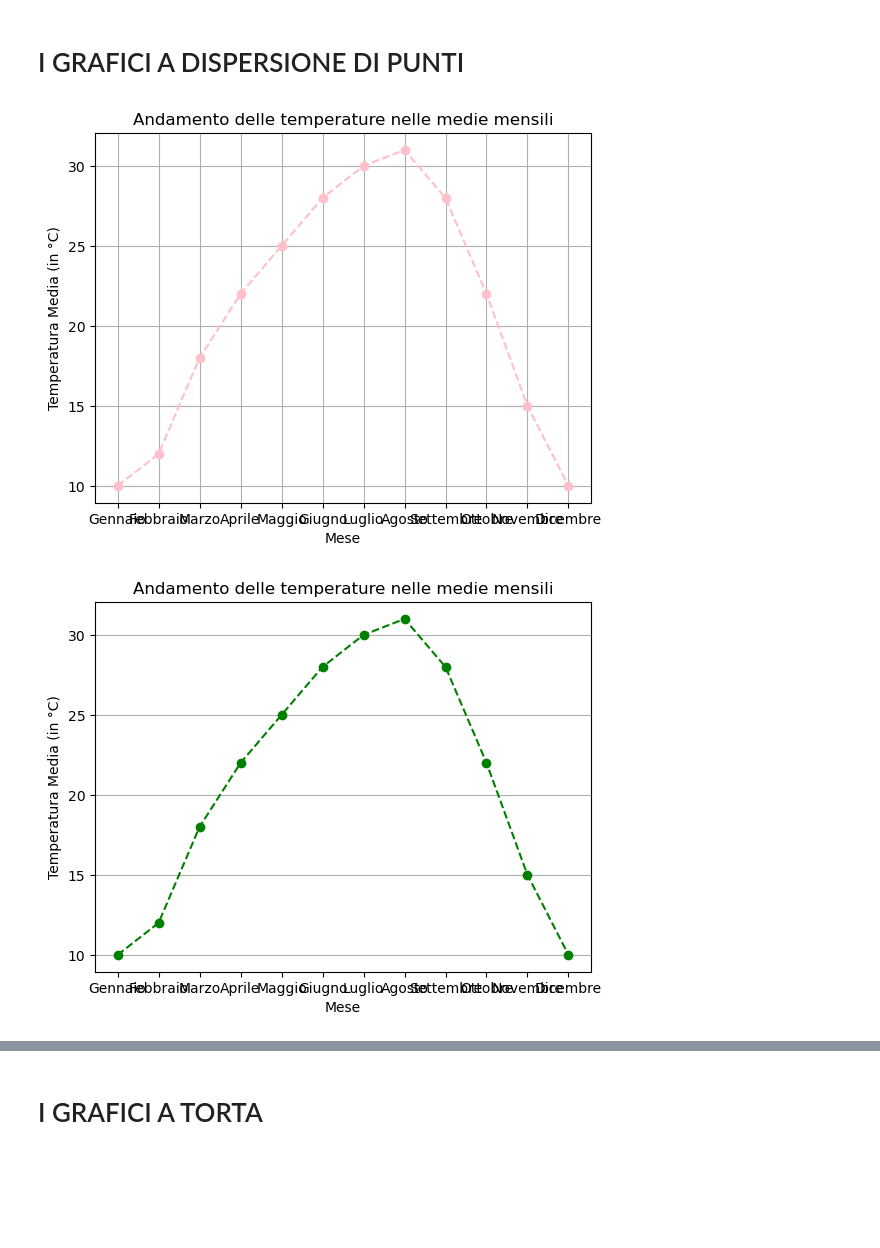
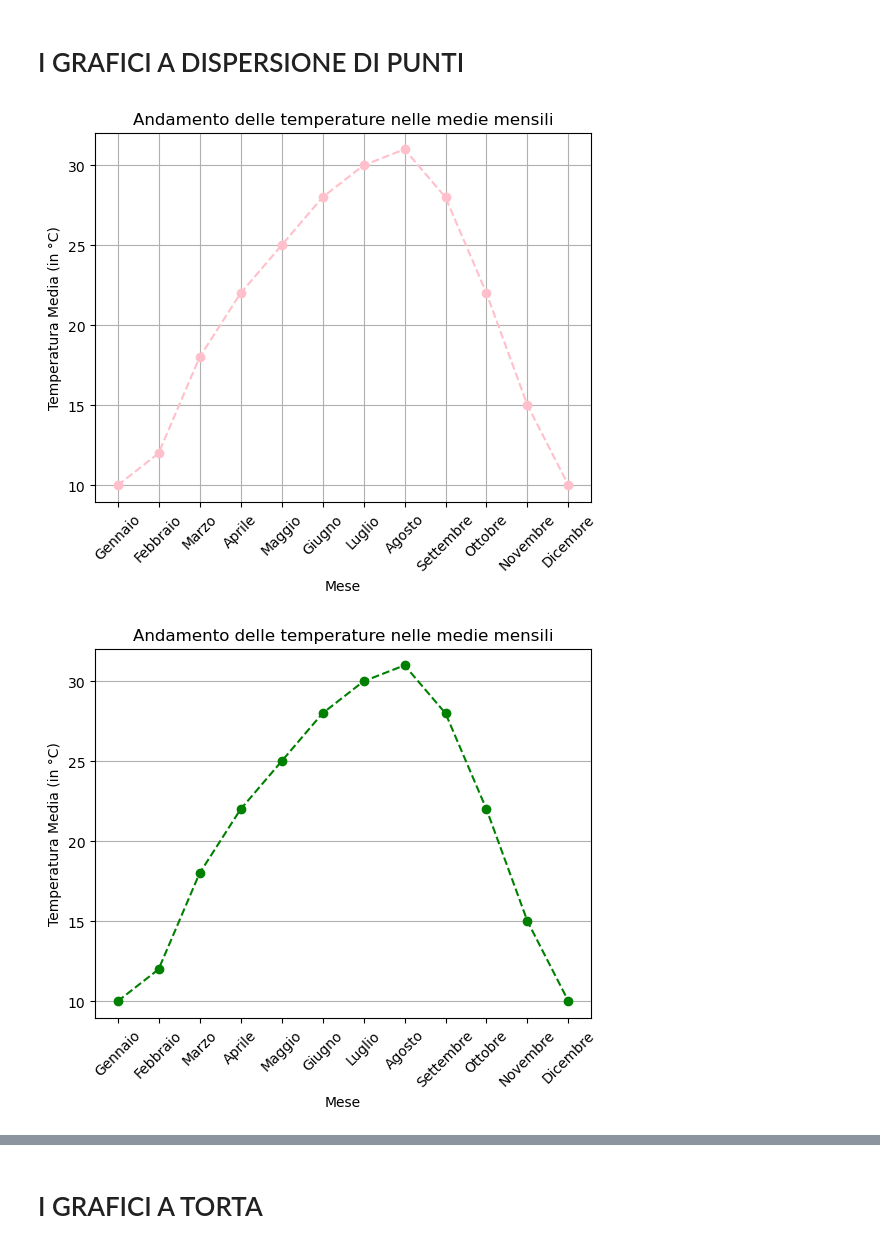
Before and after one commit to Istituto-freudinttheprodev/Python-ROBOTICA-E-AI, a Jupyter notebook: Es. 3 (i grafici).ipynb, the cells around one changed output, grey strips where cells are left out. Drawn from its saved outputs; the diff is of its cells as text; code cells hidden in the pictures; blank space fills up the shorter version.

```diff
--- a/Es. 3 (i grafici).ipynb
+++ b/Es. 3 (i grafici).ipynb
@@ -82,27 +181,29 @@ plt.show()
 # %%
 import matplotlib.pyplot as plt#importare la libreria per creare grafici
 mese=["Gennaio", "Febbraio", "Marzo", "Aprile", "Maggio", "Giugno", "Luglio", "Agosto", "Settembre", "Ottobre", "Novembre", "Dicembre"]#lista dei mesi
 temperaturamediadeimesi=[10, 12, 18, 22, 25, 28, 30, 31, 28, 22, 15, 10]#lista delle temperature medie mensili
-plt.plot(mese, temperaturamediadeimesi, marker="o", linestyle="--", color="pink")#creazione del grafico
+plt.plot(mese, temperaturamediadeimesi, marker="o", linestyle="--", color="pink")#creazione del grafico, si usa plot perchè in questo caso è un grafico a dispersione di punti
 plt.title("Andamento delle temperature nelle medie mensili")#aggiunta del titolo al grafico
 plt.xlabel("Mese")#etichetta dell'asse x
 plt.ylabel("Temperatura Media (in °C)")#etichetta dell'asse y
 plt.grid(True)#attivazione delle griglie (False disattive, true attive)
+plt.xticks(rotation=45)#imposta l'inclinazione a 45 gradi per i mesi, quindi per i nomi lunghi è più facilmente leggibile
 plt.show()#visualizzazione del grafico
 # %% [output]
-[figure, old version]
+[figure, new version]
 # %%
 import matplotlib.pyplot as plt
 mese=["Gennaio", "Febbraio", "Marzo", "Aprile", "Maggio", "Giugno", "Luglio", "Agosto", "Settembre", "Ottobre", "Novembre", "Dicembre"]
-temperaturamediadeimesi = [10, 12, 18, 22, 25, 28, 30, 31, 28, 22, 15, 10]
+temperaturamediadeimesi=[10, 12, 18, 22, 25, 28, 30, 31, 28, 22, 15, 10]
 plt.plot(mese, temperaturamediadeimesi, marker="o", linestyle="--", color="green")
 plt.title("Andamento delle temperature nelle medie mensili")#con "title" si mette il titolo del grafico
 plt.xlabel("Mese")
 plt.ylabel("Temperatura Media (in °C)")
 plt.grid(True, axis="y")#con l'aggiunta di axis le righe della piano selezionato (in questo caso y) saranno le uniche visibili
+plt.xticks(rotation=45)
 plt.show()
 # %% [output]
-[figure, old version]
+[figure, new version]
 # %%
 import matplotlib.pyplot as plt
 mese=["Gennaio", "Febbraio", "Marzo", "Aprile", "Maggio", "Giugno", "Luglio", "Agosto", "Settembre", "Ottobre", "Novembre", "Dicembre"]
```
Also changed, not shown: parts of 28 cells of this notebook.
